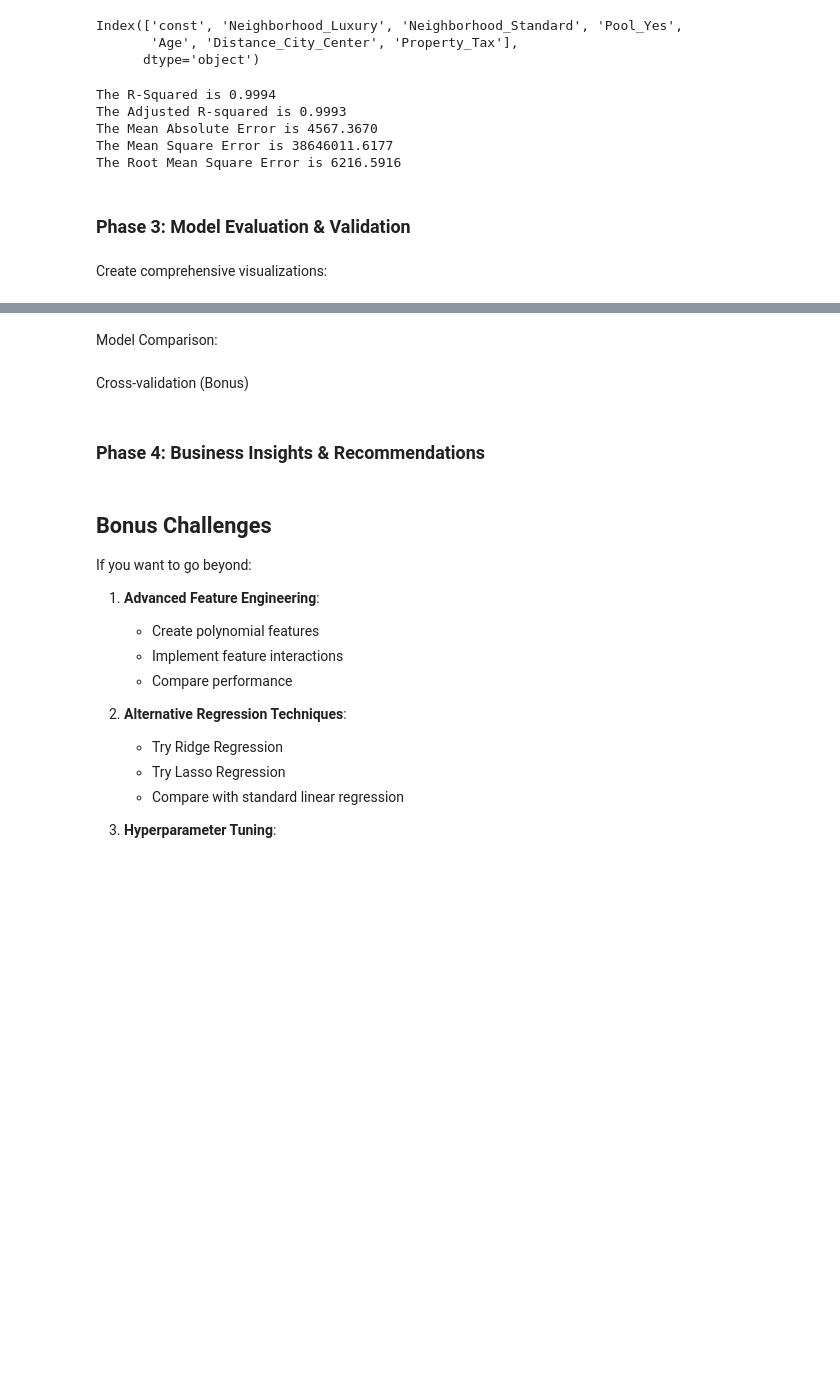
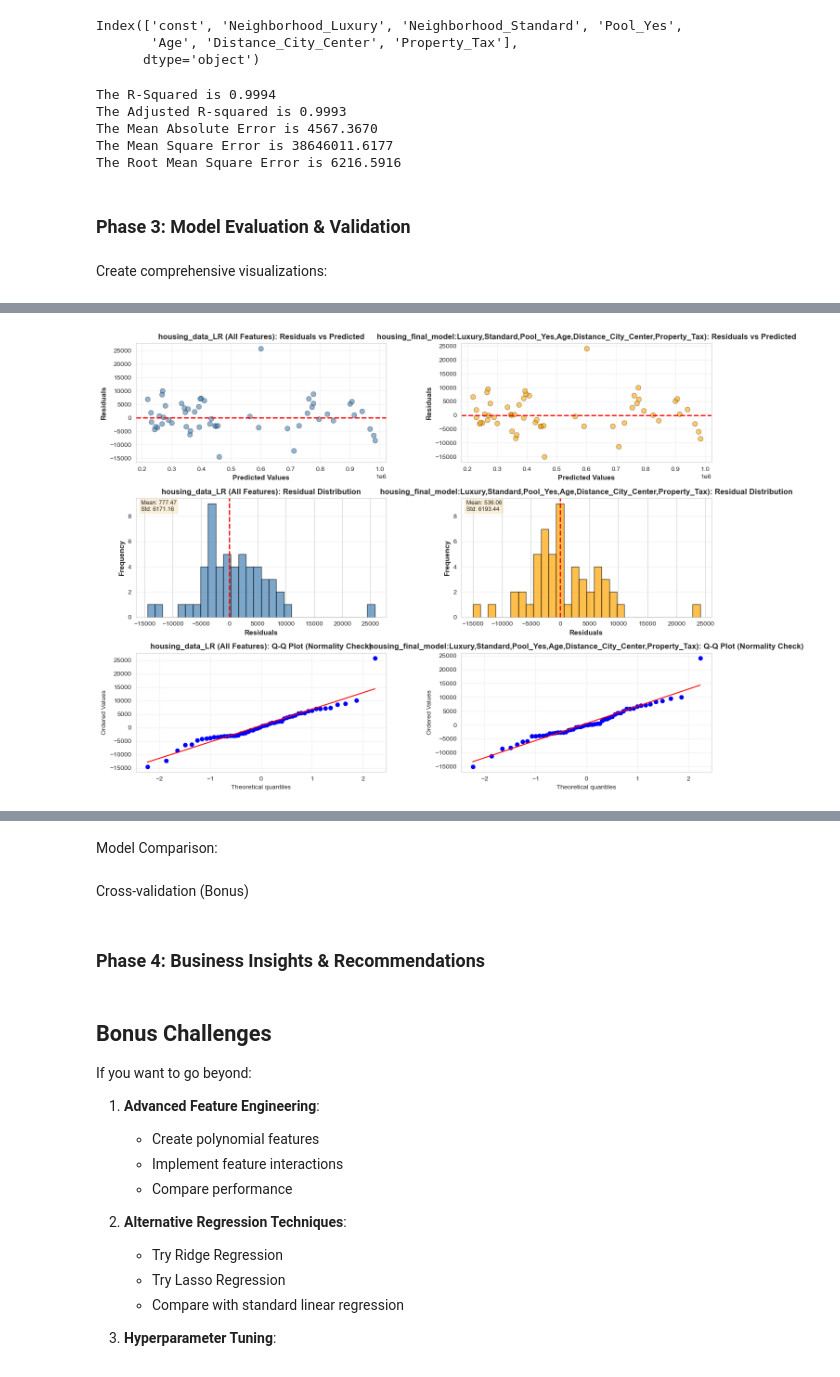
Before and after one commit to Ezerioha-ifeanyi/Week-14-Take-Home, a Jupyter notebook: Take Home.ipynb, the cells around one changed output, grey strips where cells are left out. Saved outputs shown, nothing was run; the diff lists cells and outputs as text; code cells hidden in the pictures; blank space fills up the shorter version.

```diff
--- a/Take Home.ipynb
+++ b/Take Home.ipynb
@@ -2165,0 +2254,100 @@ Create comprehensive visualizations:
+# %%
+# ============================================================================
+# RESIDUAL PLOTS (BOTH MODELS)
+# ============================================================================
+def plot_residuals(y_test, y_pred_model1, y_pred_model2,
+                  model1_name='Model 1', model2_name='Model 2'):
+    """
+    Create comprehensive residual plots for both models
+    """
+    # Calculate residuals
+    residuals1 = y_test - y_pred_model1
+    residuals2 = y_test - y_pred_model2
+
+    fig = plt.figure(figsize=(16, 12))
+    gs = fig.add_gridspec(3, 2, hspace=0.3, wspace=0.3)
+
+    # Residuals vs Predicted Values
+    ax1 = fig.add_subplot(gs[0, 0])
+    ax1.scatter(y_pred_model1, residuals1, alpha=0.6, edgecolors='black',
+               linewidth=0.5, s=60, color='steelblue')
+    ax1.axhline(y=0, color='red', linestyle='--', linewidth=2)
+    ax1.set_xlabel('Predicted Values', fontsize=11, fontweight='bold')
+    ax1.set_ylabel('Residuals', fontsize=11, fontweight='bold')
+    ax1.set_title(f'{model1_name}: Residuals vs Predicted',
+                 fontsize=12, fontweight='bold')
+    ax1.grid(True, alpha=0.3)
+
+    ax2 = fig.add_subplot(gs[0, 1])
+    ax2.scatter(y_pred_model2, residuals2, alpha=0.6, edgecolors='black',
+               linewidth=0.5, s=60, color='orange')
+    ax2.axhline(y=0, color='red', linestyle='--', linewidth=2)
+    ax2.set_xlabel('Predicted Values', fontsize=11, fontweight='bold')
+    ax2.set_ylabel('Residuals', fontsize=11, fontweight='bold')
+    ax2.set_title(f'{model2_name}: Residuals vs Predicted',
+                 fontsize=12, fontweight='bold')
+    ax2.grid(True, alpha=0.3)
+
+    # Residual Distribution (Histogram)
+    ax3 = fig.add_subplot(gs[1, 0])
+    ax3.hist(residuals1, bins=30, edgecolor='black', alpha=0.7, color='steelblue')
+    ax3.axvline(x=0, color='red', linestyle='--', linewidth=2)
+    ax3.set_xlabel('Residuals', fontsize=11, fontweight='bold')
+    ax3.set_ylabel('Frequency', fontsize=11, fontweight='bold')
+    ax3.set_title(f'{model1_name}: Residual Distribution',
+                 fontsize=12, fontweight='bold')
+    ax3.grid(True, alpha=0.3, axis='y')
+
+    # Add statistics
+    mean1 = np.mean(residuals1)
+    std1 = np.std(residuals1)
+    ax3.text(0.02, 0.98, f'Mean: {mean1:.2f}\nStd: {std1:.2f}',
+            transform=ax3.transAxes, fontsize=9,
+            verticalalignment='top',
+            bbox=dict(boxstyle='round', facecolor='wheat', alpha=0.5))
+
+    ax4 = fig.add_subplot(gs[1, 1])
+    ax4.hist(residuals2, bins=30, edgecolor='black', alpha=0.7, color='orange')
+    ax4.axvline(x=0, color='red', linestyle='--', linewidth=2)
+    ax4.set_xlabel('Residuals', fontsize=11, fontweight='bold')
+    ax4.set_ylabel('Frequency', fontsize=11, fontweight='bold')
+    ax4.set_title(f'{model2_name}: Residual Distribution',
+                 fontsize=12, fontweight='bold')
+    ax4.grid(True, alpha=0.3, axis='y')
+
+    mean2 = np.mean(residuals2)
+    std2 = np.std(residuals2)
+    ax4.text(0.02, 0.98, f'Mean: {mean2:.2f}\nStd: {std2:.2f}',
+            transform=ax4.transAxes, fontsize=9,
+            verticalalignment='top',
+            bbox=dict(boxstyle='round', facecolor='wheat', alpha=0.5))
+
+    # Q-Q Plots (Normal Probability Plots)
+    ax5 = fig.add_subplot(gs[2, 0])
+    stats.probplot(residuals1, dist="norm", plot=ax5)
+    ax5.set_title(f'{model1_name}: Q-Q Plot (Normality Check)',
+                 fontsize=12, fontweight='bold')
+    ax5.grid(True, alpha=0.3)
+
+    ax6 = fig.add_subplot(gs[2, 1])
+    stats.probplot(residuals2, dist="norm", plot=ax6)
+    ax6.set_title(f'{model2_name}: Q-Q Plot (Normality Check)',
+                 fontsize=12, fontweight='bold')
+    ax6.grid(True, alpha=0.3)
+
+
+    plt.show()
+
+
+
+
+# Residual Plots
+plot_residuals(
+    housing_Y_test,
+    housing_data_pred,
+    housing_y_pred_final,
+    model1_name='housing_data_LR (All Features)',
+    model2_name= "housing_final_model:Luxury,Standard,Pool_Yes,Age,Distance_City_Center,Property_Tax)"
+)
+# %% [output]
+[figure, added]
```
Also changed, not shown: parts of 4 cells of this notebook.
